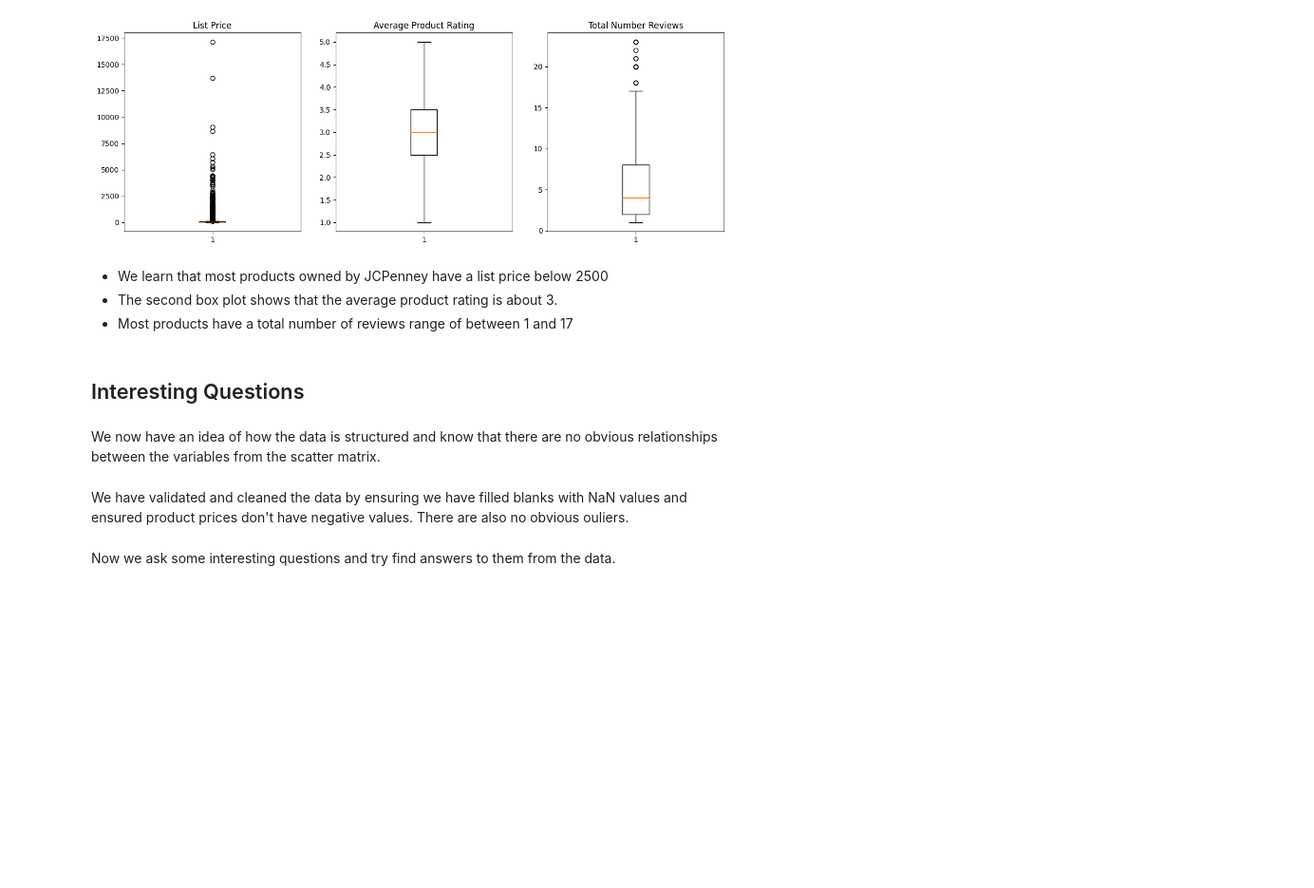
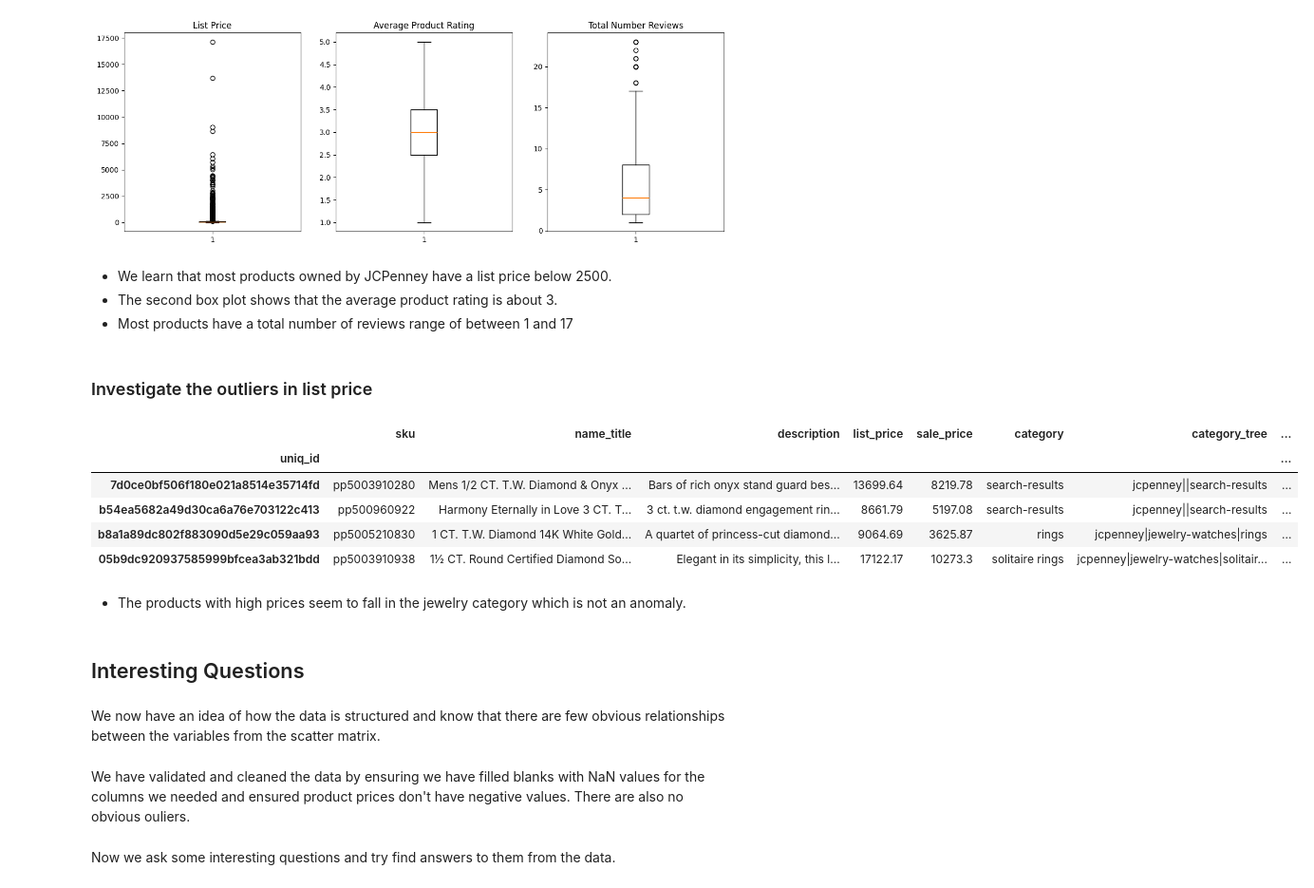
Before and after one commit to Kirera-Wainaina/data-manipulation-class-assignment, a Jupyter notebook: 3367315_BD2.ipynb, the cells around one changed output. Shown: that part at 95% size. Saved outputs shown, nothing was run; the diff lists cells and outputs as text; code cells hidden in the pictures; blank space fills up the shorter version.

```diff
--- a/3367315_BD2.ipynb
+++ b/3367315_BD2.ipynb
@@ -496,15 +497,30 @@ total_number_reviews_ax.set_title('Total Number Reviews');
 # %% [output]
 [figure]
 # %% [markdown]
-- We learn that most products owned by JCPenney have a list price below 2500
+- We learn that most products owned by JCPenney have a list price below 2500.
 - The second box plot shows that the average product rating is about 3.
 - Most products have a total number of reviews range of between 1 and 17
+# %% [markdown]
+### Investigate the outliers in list price
+# %%
+# Let's find out what products have a list price above $7500
+outlier_prices = jcpenney_products.query('list_price > 7500')
+outlier_prices
+# %% [output]
+|  | sku | name_title | description | list_price | sale_price | category | category_tree | ... |
+| uniq_id |  |  |  |  |  |  |  | ... |
+| 7d0ce0bf506f180e021a8514e35714fd | pp5003910280 | Mens 1/2 CT. T.W. Diamond & Onyx ... | Bars of rich onyx stand guard bes... | 13699.64 | 8219.78 | search-results | jcpenney||search-results | ... |
+| b54ea5682a49d30ca6a76e703122c413 | pp500960922 | Harmony Eternally in Love 3 CT. T... | 3 ct. t.w. diamond engagement rin... | 8661.79 | 5197.08 | search-results | jcpenney||search-results | ... |
+| b8a1a89dc802f883090d5e29c059aa93 | pp5005210830 | 1 CT. T.W. Diamond 14K White Gold... | A quartet of princess-cut diamond... | 9064.69 | 3625.87 | rings | jcpenney|jewelry-watches|rings | ... |
+| 05b9dc920937585999bfcea3ab321bdd | pp5003910938 | 1½ CT. Round Certified Diamond So... | Elegant in its simplicity, this l... | 17122.17 | 10273.3 | solitaire rings | jcpenney|jewelry-watches|solitair... | ... |
+# %% [markdown]
+- The products with high prices seem to fall in the jewelry category which is not an anomaly.
 # %% [markdown]
 ## Interesting Questions
 # %% [markdown]
-We now have an idea of how the data is structured and know that there are no obvious relationships between the variables from the scatter matrix.
+We now have an idea of how the data is structured and know that there are few obvious relationships between the variables from the scatter matrix.
 # %% [markdown]
-We have validated and cleaned the data by ensuring we have filled blanks with NaN values and ensured product prices don't have negative values. There are also no obvious ouliers.
+We have validated and cleaned the data by ensuring we have filled blanks with NaN values for the columns we needed and ensured product prices don't have negative values. There are also no obvious ouliers.
 # %% [markdown]
 Now we ask some interesting questions and try find answers to them from the data.
 # %% [markdown]
```
Also changed, not shown: parts of 12 cells of this notebook.
